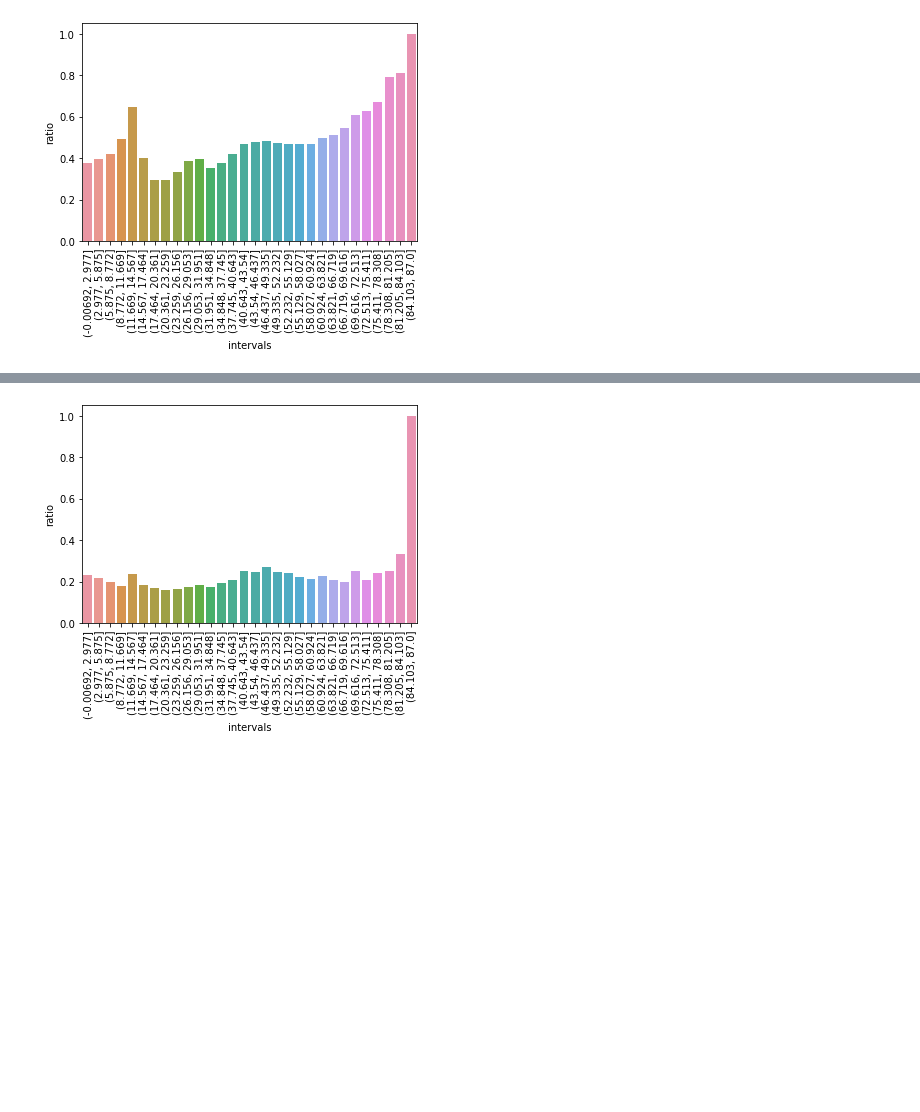
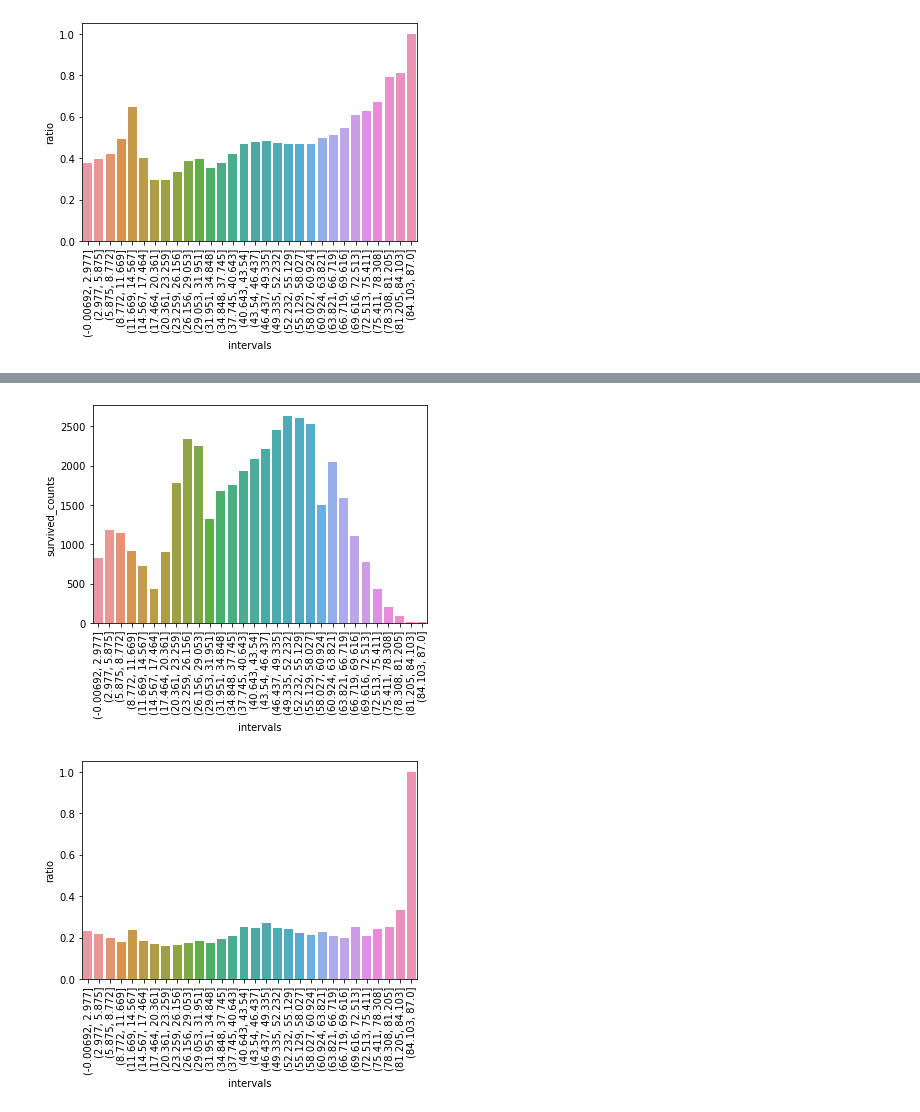
Before and after one commit to codekot/data_exploration, a Jupyter notebook: eda.ipynb, the cells around one changed output, grey strips where cells are left out. Cells and saved outputs as stored; diff of their text form; code cells hidden in the pictures; blank space fills up the shorter version.

```diff
--- a/eda.ipynb
+++ b/eda.ipynb
@@ -393,3 +411,8 @@ ticks = plt.xticks(rotation=90)
+# %%
+sns.barplot(x='intervals', y='survived_counts', data=df_s)
+ticks = plt.xticks(rotation=90)
+# %% [output]
+[figure, added]
 # %%
 df_male_s = df[df.Sex == 'male']
 df_age = df_male_s["age_groups"].value_counts().reset_index()
```
Also changed, not shown: parts of 8 cells of this notebook.
